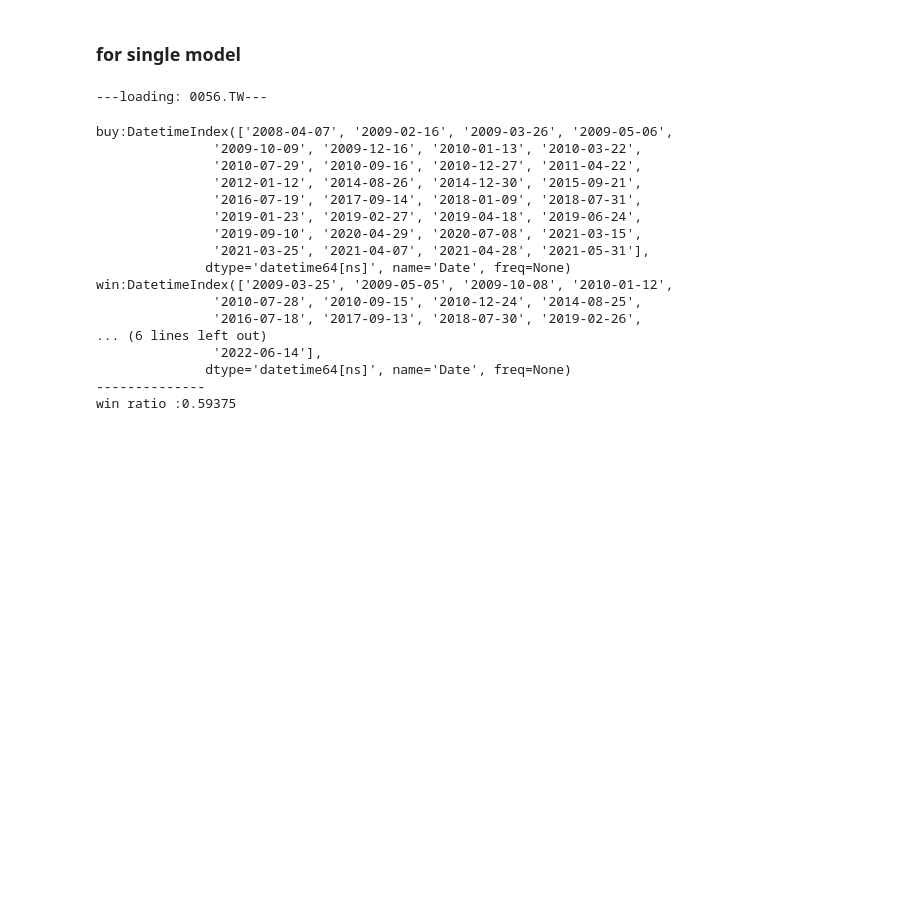
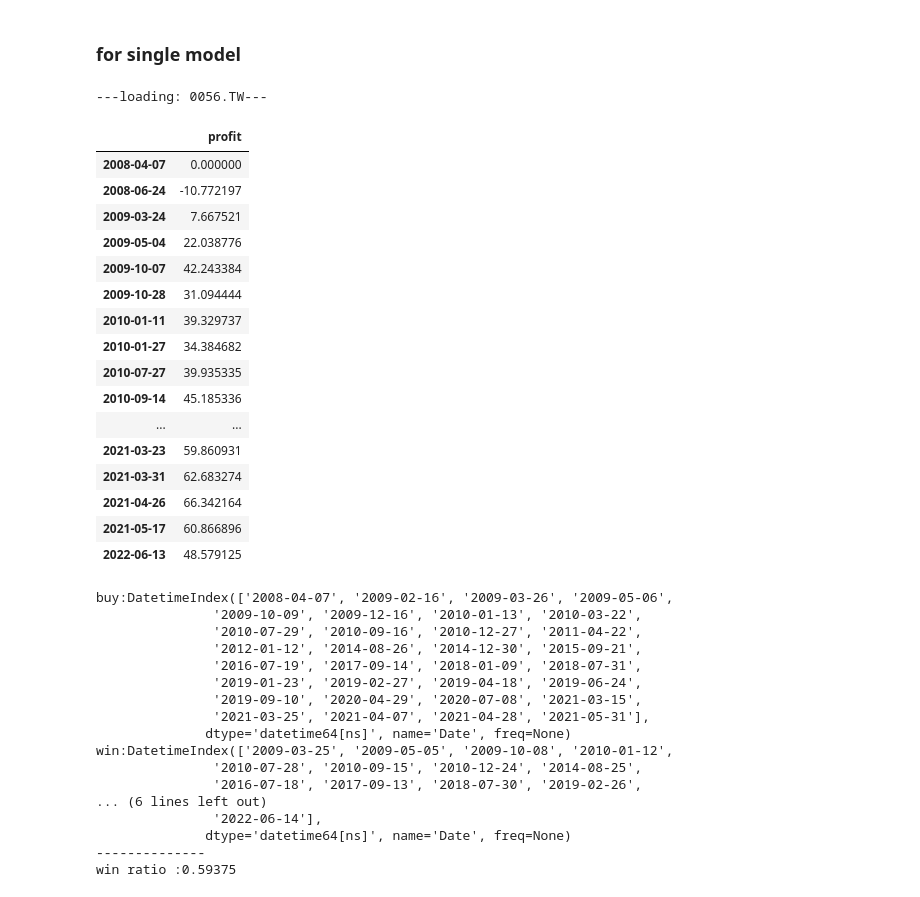
Before and after one commit to benson85560/yuanta, a Jupyter notebook: NEW_Div_yld_ATC_Strategy.ipynb, the cells around one changed output. Saved outputs shown, nothing was run; the diff lists cells and outputs as text; code cells hidden in the pictures; blank space fills up the shorter version.

```diff
--- a/NEW_Div_yld_ATC_Strategy.ipynb
+++ b/NEW_Div_yld_ATC_Strategy.ipynb
@@ -125,7 +264,6 @@ for i in range(len(Yield)):
   if Yield[symbol][i] > 0:
     List.append(Yield.index[i])
 
-List
 
 fund = 100 #初始有100元本金
 money = 100 #每次投入100元
@@ -198,33 +336,51 @@ for i in range(len(df)):
         BS=None
         continue
 
       # buy停損
     if df['close'][i] < stopLoss and BS == 'B':
         profit = tempSize * (df['close'][i+1] - temp) # temp : 進場價
         profit_fee = profit - money*feeRate - (money+profit)*feeRate
         profit_fee_list.append(profit_fee)
         profit_list.append(profit)
         sell_lose.append(i+1)
         timeList.append(df.index[i])
         BS=None
         continue
 
        # buy to cover
     # if (df['close'][i] >= df['ma'][i] or i == len(df)-2) and BS == 'S':
     #     profit = tempSize * (temp - df['open'][i+1])
     #     profit_fee = profit - money*feeRate - (money+profit)*feeRate
     #     profit_fee_list.append(profit_fee)
     #     profit_list.append(profit)
     #     buytocover.append(i+1)
     #     timeList.append(df.index[i])
     #     BS=None
     #     continue
 
 
 # equity = pd.DataFrame({'profit':profit_list}, index=timeList)
 equity = pd.DataFrame({'profit':np.cumsum(profit_list)}, index=timeList)
+equity
 # %% [output]
 ---loading: 0056.TW---
+|  | profit |
+| 2008-04-07 | 0.000000 |
+| 2008-06-24 | -10.772197 |
+| 2009-03-24 | 7.667521 |
+| 2009-05-04 | 22.038776 |
+| 2009-10-07 | 42.243384 |
+| 2009-10-28 | 31.094444 |
+| 2010-01-11 | 39.329737 |
+| 2010-01-27 | 34.384682 |
+| 2010-07-27 | 39.935335 |
+| 2010-09-14 | 45.185336 |
+| ... | ... |
+| 2021-03-23 | 59.860931 |
+| 2021-03-31 | 62.683274 |
+| 2021-04-26 | 66.342164 |
+| 2021-05-17 | 60.866896 |
+| 2022-06-13 | 48.579125 |
 # %%
 # 實際交易位置
 print('buy:{}'.format(df.iloc[buy].index))
```
Also changed, not shown: parts of 12 cells of this notebook.
